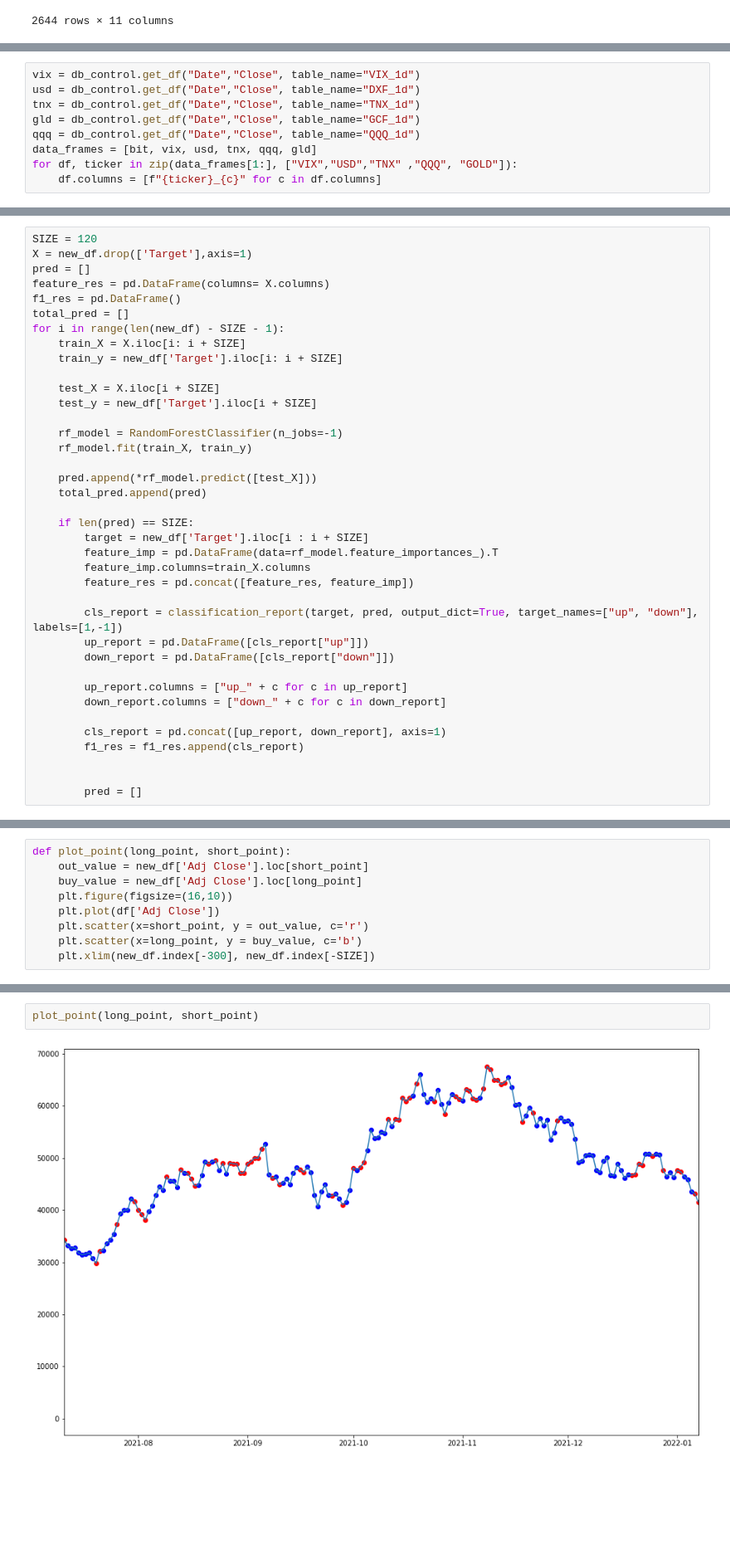
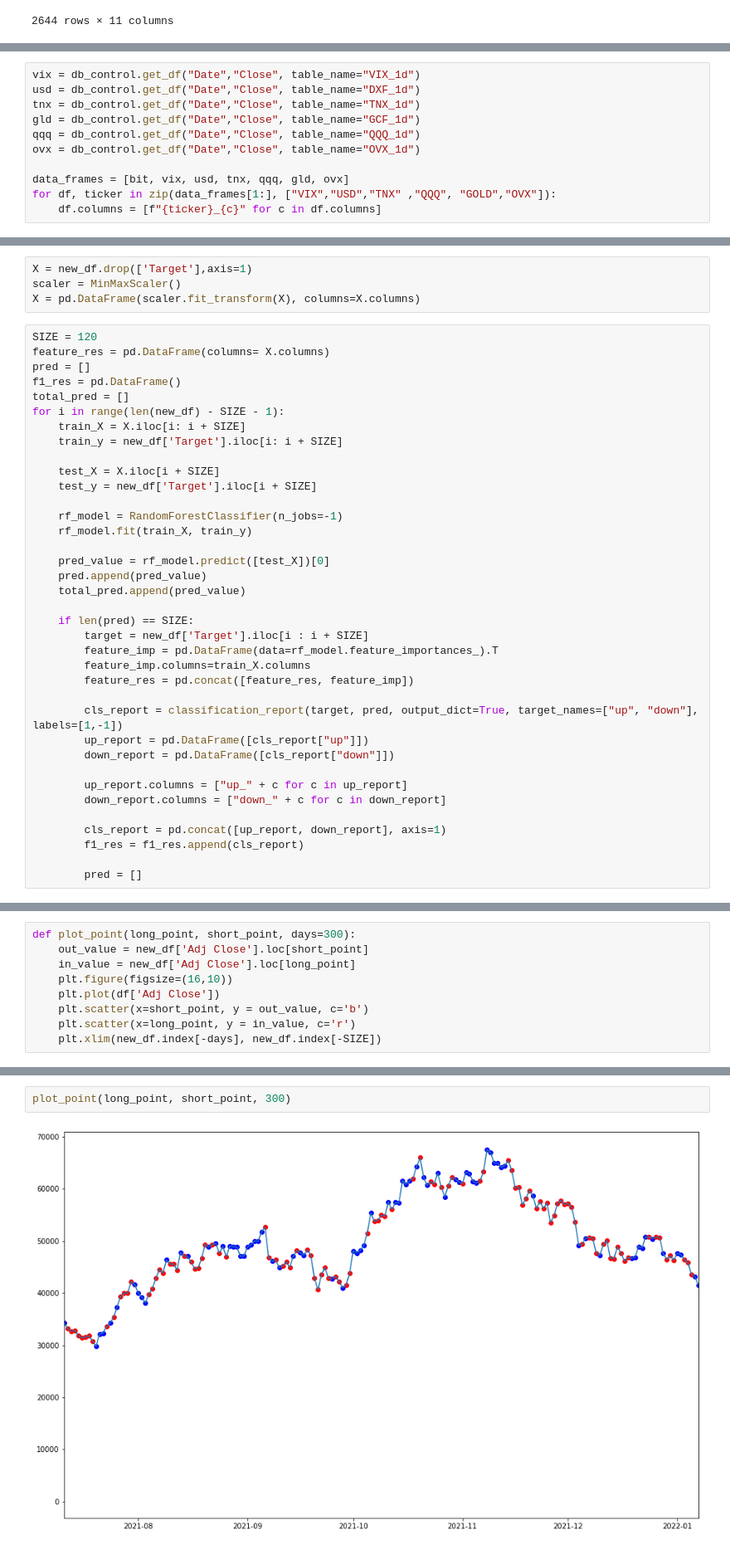
Before and after one commit to Think-JIn99/All-about-Market, a Jupyter notebook: trading/Jeong/machine_trade/model/only_btc/model_test_classify.ipynb, the cells around one changed output, grey strips where cells are left out. Shown at 83% size. Cells and saved outputs as stored; diff of their text form; blank space fills up the shorter version.

```diff
--- a/trading/Jeong/machine_trade/model/only_btc/model_test_classify.ipynb
+++ b/trading/Jeong/machine_trade/model/only_btc/model_test_classify.ipynb
@@ -42,8 +52,10 @@ usd = db_control.get_df("Date","Close", table_name="DXF_1d")
 tnx = db_control.get_df("Date","Close", table_name="TNX_1d")
 gld = db_control.get_df("Date","Close", table_name="GCF_1d")
 qqq = db_control.get_df("Date","Close", table_name="QQQ_1d")
-data_frames = [bit, vix, usd, tnx, qqq, gld]
-for df, ticker in zip(data_frames[1:], ["VIX","USD","TNX" ,"QQQ", "GOLD"]):
+ovx = db_control.get_df("Date","Close", table_name="OVX_1d")
+
+data_frames = [bit, vix, usd, tnx, qqq, gld, ovx]
+for df, ticker in zip(data_frames[1:], ["VIX","USD","TNX" ,"QQQ", "GOLD","OVX"]):
     df.columns = [f"{ticker}_{c}" for c in df.columns]
 # %%
 df = reduce(lambda left, right: left.join(right), data_frames)
@@ -87,8 +112,11 @@ new_df
+# %%
+X = new_df.drop(['Target'],axis=1)
+scaler = MinMaxScaler()
+X = pd.DataFrame(scaler.fit_transform(X), columns=X.columns)
 # %%
 SIZE = 120
-X = new_df.drop(['Target'],axis=1)
+feature_res = pd.DataFrame(columns= X.columns)
 pred = []
-feature_res = pd.DataFrame(columns= X.columns)
 f1_res = pd.DataFrame()
 total_pred = []
 for i in range(len(new_df) - SIZE - 1):
@@ -101,8 +129,9 @@ for i in range(len(new_df) - SIZE - 1):
     rf_model = RandomForestClassifier(n_jobs=-1)
     rf_model.fit(train_X, train_y)
 
-    pred.append(*rf_model.predict([test_X]))
-    total_pred.append(pred)
+    pred_value = rf_model.predict([test_X])[0]
+    pred.append(pred_value)
+    total_pred.append(pred_value)
 
     if len(pred) == SIZE:
         target = new_df['Target'].iloc[i : i + SIZE]
@@ -120,7 +149,6 @@ for i in range(len(new_df) - SIZE - 1):
         cls_report = pd.concat([up_report, down_report], axis=1)
         f1_res = f1_res.append(cls_report)
 
-
         pred = []
 # %%
 f1_res.describe()
@@ -221,14 +239,14 @@ def get_profit(in_point, is_short=False):
 long_point, short_point = get_trade_point(pred_series)
 target_long_point, target_short_point = get_trade_point(target)
 # %%
-def plot_point(long_point, short_point):
+def plot_point(long_point, short_point, days=300):
     out_value = new_df['Adj Close'].loc[short_point]
-    buy_value = new_df['Adj Close'].loc[long_point]
+    in_value = new_df['Adj Close'].loc[long_point]
     plt.figure(figsize=(16,10))
     plt.plot(df['Adj Close'])
-    plt.scatter(x=short_point, y = out_value, c='r')
-    plt.scatter(x=long_point, y = buy_value, c='b')
-    plt.xlim(new_df.index[-300], new_df.index[-SIZE])
+    plt.scatter(x=short_point, y = out_value, c='b')
+    plt.scatter(x=long_point, y = in_value, c='r')
+    plt.xlim(new_df.index[-days], new_df.index[-SIZE])
 # %%
 plot_point(target_long_point, target_short_point)
 # %% [output]
@@ -236,7 +254,7 @@ plot_point(target_long_point, target_short_point)
 # %%
-plot_point(long_point, short_point)
+plot_point(long_point, short_point, 300)
 # %% [output]
-[figure, old version]
+[figure, new version]
 # %%
 plt.plot(get_profit(target_long_point))
 # %% [output]
```
Also changed, not shown: parts of 22 cells of this notebook.
